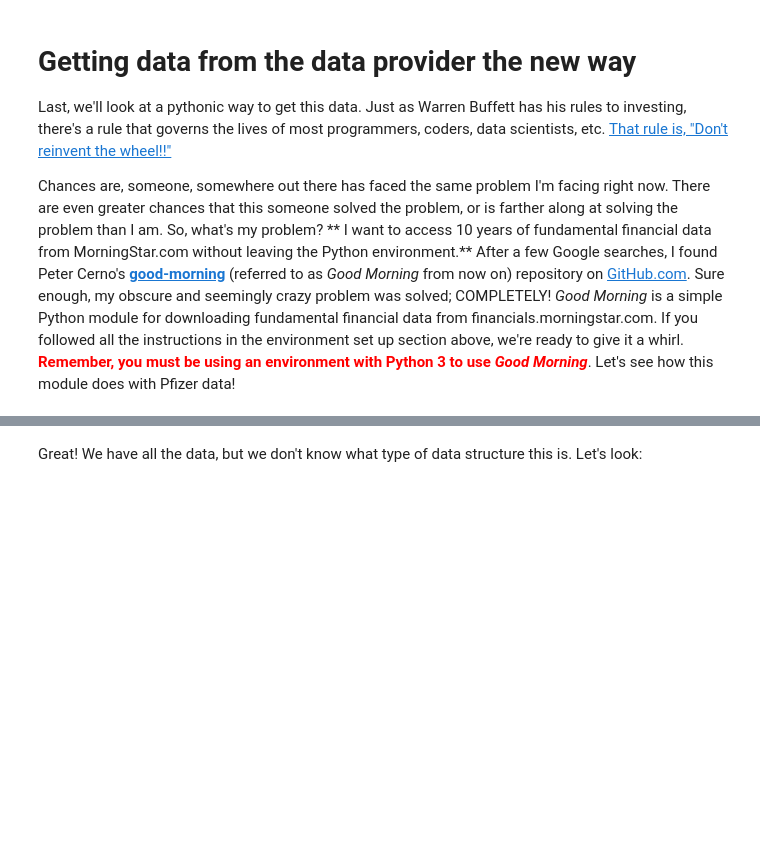
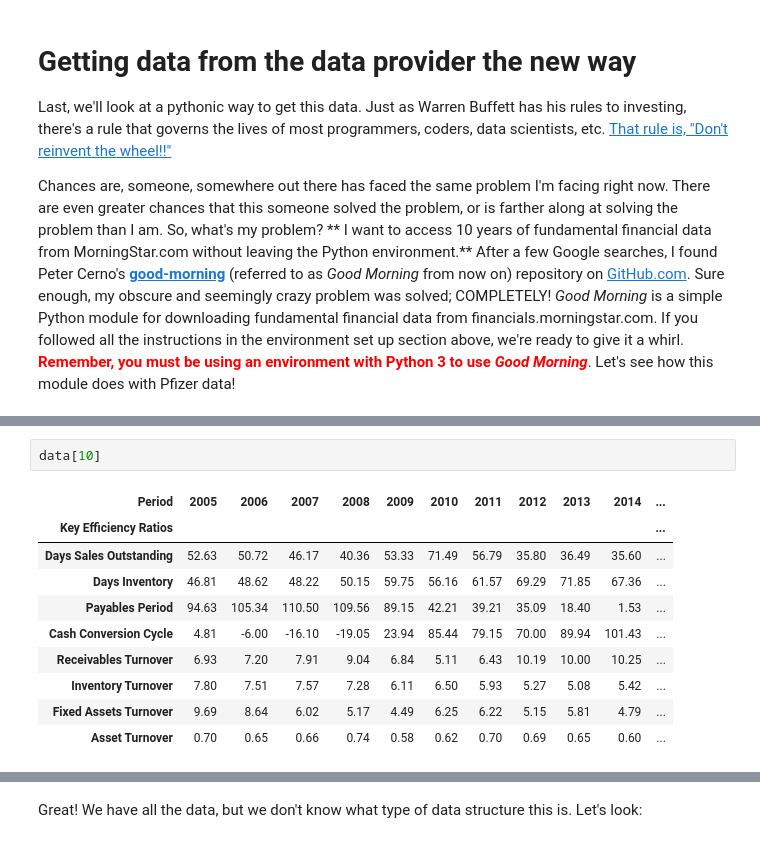
Before and after one commit to linwoodc3/LC3-Creations, a Jupyter notebook: notebooks/securityanalysis/opensourcetool_securityanalsys_pfizer.ipynb, the cells around one changed output, grey strips where cells are left out. Drawn from its saved outputs; the diff is of its cells as text; blank space fills up the shorter version.

```diff
--- a/notebooks/securityanalysis/opensourcetool_securityanalsys_pfizer.ipynb
+++ b/notebooks/securityanalysis/opensourcetool_securityanalsys_pfizer.ipynb
@@ -232,0 +226,13 @@ data # remove the semicolon to see the output
+# %%
+data[10]
+# %% [output]
+| Period | 2005 | 2006 | 2007 | 2008 | 2009 | 2010 | 2011 | 2012 | 2013 | 2014 | ... |
+| Key Efficiency Ratios |  |  |  |  |  |  |  |  |  |  | ... |
+| Days Sales Outstanding | 52.63 | 50.72 | 46.17 | 40.36 | 53.33 | 71.49 | 56.79 | 35.80 | 36.49 | 35.60 | ... |
+| Days Inventory | 46.81 | 48.62 | 48.22 | 50.15 | 59.75 | 56.16 | 61.57 | 69.29 | 71.85 | 67.36 | ... |
+| Payables Period | 94.63 | 105.34 | 110.50 | 109.56 | 89.15 | 42.21 | 39.21 | 35.09 | 18.40 | 1.53 | ... |
+| Cash Conversion Cycle | 4.81 | -6.00 | -16.10 | -19.05 | 23.94 | 85.44 | 79.15 | 70.00 | 89.94 | 101.43 | ... |
+| Receivables Turnover | 6.93 | 7.20 | 7.91 | 9.04 | 6.84 | 5.11 | 6.43 | 10.19 | 10.00 | 10.25 | ... |
+| Inventory Turnover | 7.80 | 7.51 | 7.57 | 7.28 | 6.11 | 6.50 | 5.93 | 5.27 | 5.08 | 5.42 | ... |
+| Fixed Assets Turnover | 9.69 | 8.64 | 6.02 | 5.17 | 4.49 | 6.25 | 6.22 | 5.15 | 5.81 | 4.79 | ... |
+| Asset Turnover | 0.70 | 0.65 | 0.66 | 0.74 | 0.58 | 0.62 | 0.70 | 0.69 | 0.65 | 0.60 | ... |
```
Also changed, not shown: parts of 15 cells of this notebook.
